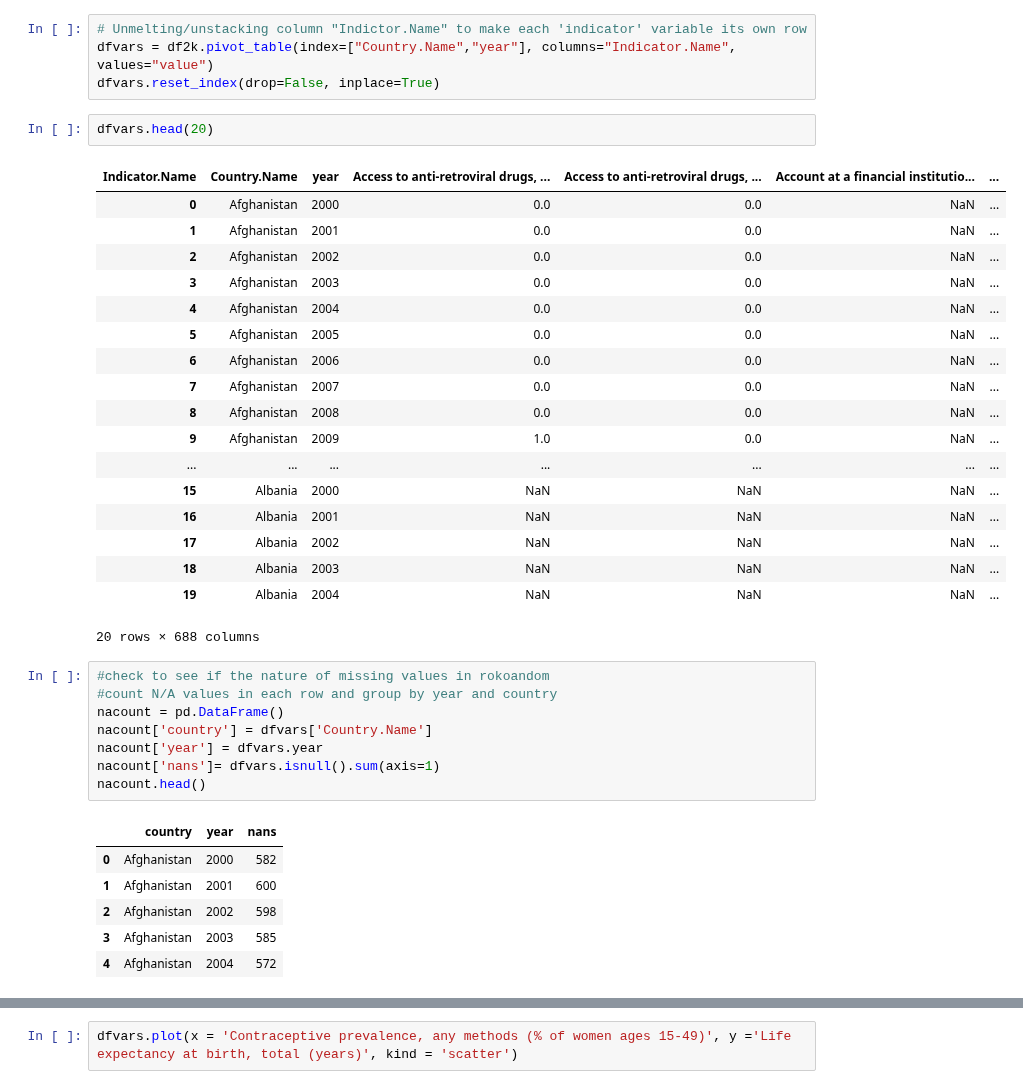
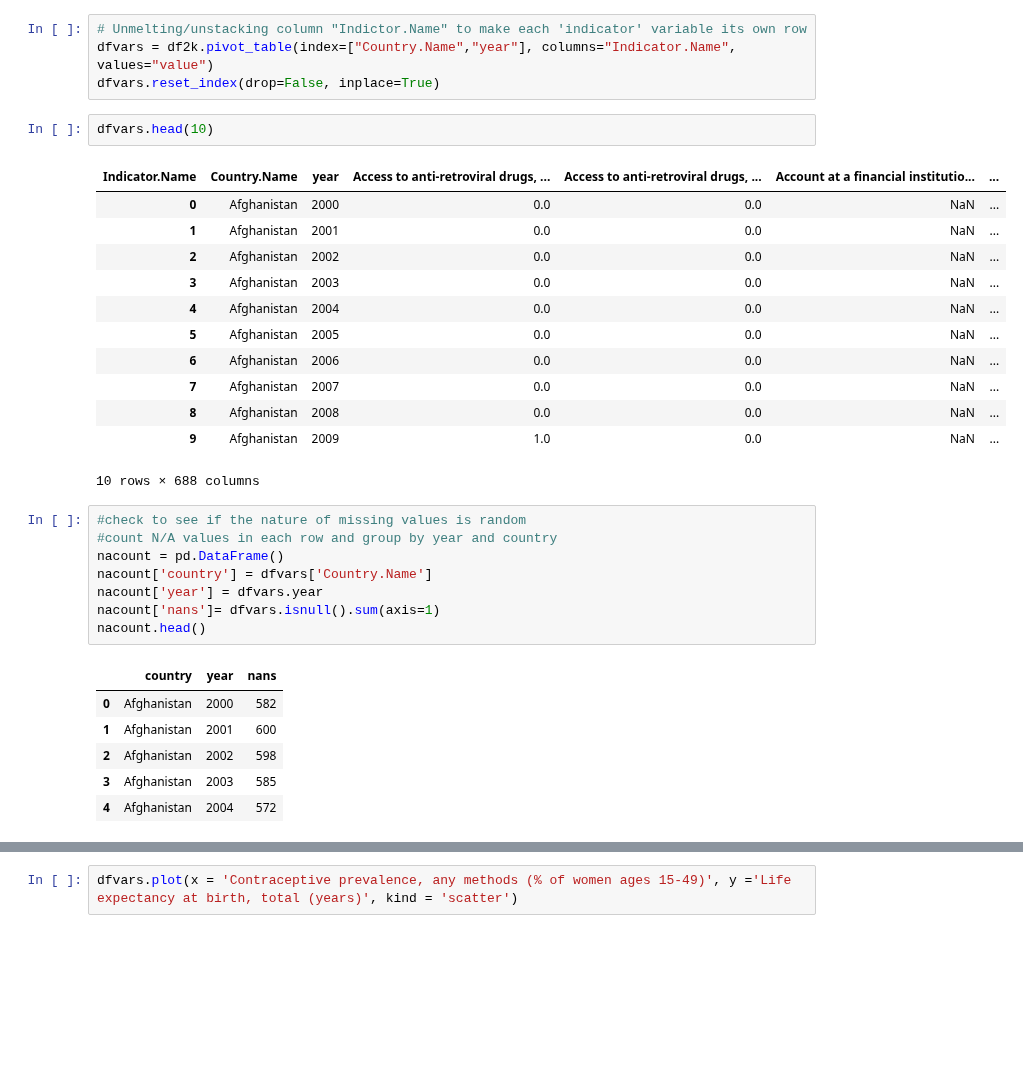
Before and after one commit to circushaase/Capstone-1_WorldBank_GenderData, a Jupyter notebook: Data_wrangling.ipynb, the cells around one changed output, grey strips where cells are left out. Drawn from its saved outputs; the diff is of its cells as text; blank space fills up the shorter version.

```diff
--- a/Data_wrangling.ipynb
+++ b/Data_wrangling.ipynb
@@ -94,28 +94,22 @@ df2k.head()
 dfvars = df2k.pivot_table(index=["Country.Name","year"], columns="Indicator.Name", values="value")
 dfvars.reset_index(drop=False, inplace=True)
 # %%
-dfvars.head(20)
+dfvars.head(10)
 # %% [output]
 | Indicator.Name | Country.Name | year | Access to anti-retroviral drugs, ... | Access to anti-retroviral drugs, ... | Account at a financial institutio... | ... |
 | 0 | Afghanistan | 2000 | 0.0 | 0.0 | NaN | ... |
 | 1 | Afghanistan | 2001 | 0.0 | 0.0 | NaN | ... |
 | 2 | Afghanistan | 2002 | 0.0 | 0.0 | NaN | ... |
 | 3 | Afghanistan | 2003 | 0.0 | 0.0 | NaN | ... |
 | 4 | Afghanistan | 2004 | 0.0 | 0.0 | NaN | ... |
 | 5 | Afghanistan | 2005 | 0.0 | 0.0 | NaN | ... |
 | 6 | Afghanistan | 2006 | 0.0 | 0.0 | NaN | ... |
 | 7 | Afghanistan | 2007 | 0.0 | 0.0 | NaN | ... |
 | 8 | Afghanistan | 2008 | 0.0 | 0.0 | NaN | ... |
 | 9 | Afghanistan | 2009 | 1.0 | 0.0 | NaN | ... |
-| ... | ... | ... | ... | ... | ... | ... |
-| 15 | Albania | 2000 | NaN | NaN | NaN | ... |
-| 16 | Albania | 2001 | NaN | NaN | NaN | ... |
-| 17 | Albania | 2002 | NaN | NaN | NaN | ... |
-| 18 | Albania | 2003 | NaN | NaN | NaN | ... |
-| 19 | Albania | 2004 | NaN | NaN | NaN | ... |
-20 rows × 688 columns
+10 rows × 688 columns
 # %%
-#check to see if the nature of missing values in rokoandom
+#check to see if the nature of missing values is random
 #count N/A values in each row and group by year and country
 nacount = pd.DataFrame()
 nacount['country'] = dfvars['Country.Name']
```
Also changed, not shown: parts of 6 cells of this notebook.
